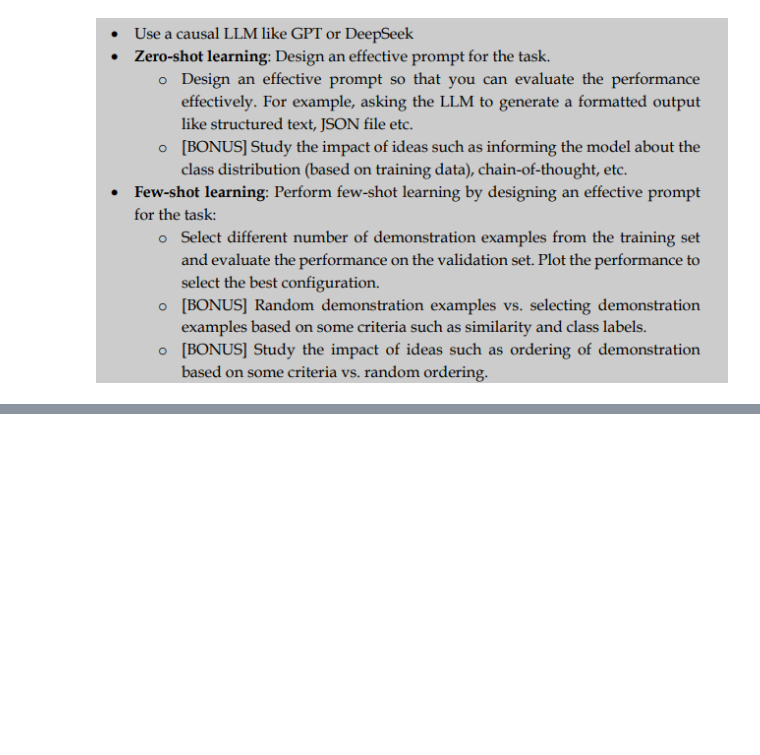
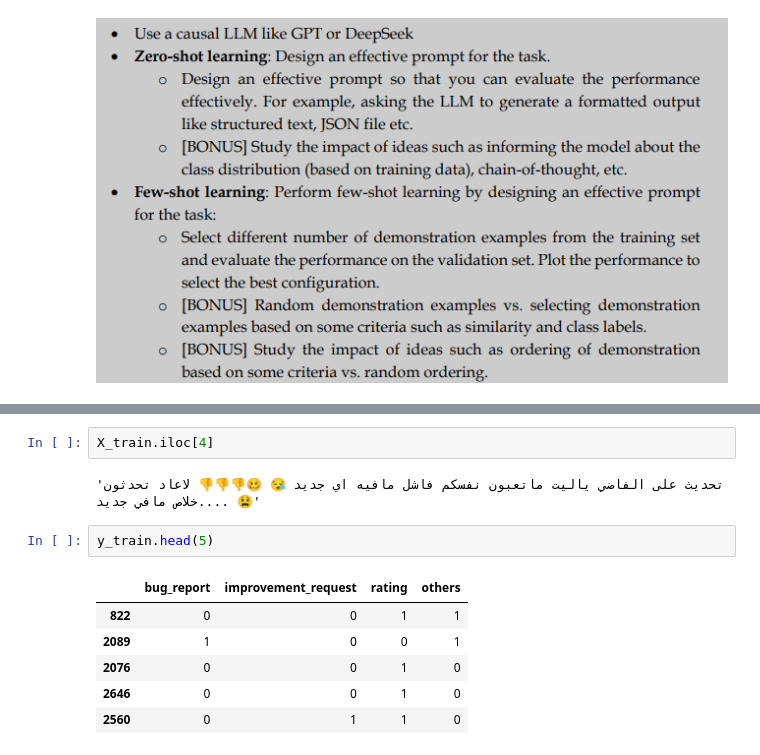
Before and after one commit to Ryuki17/Arabic-App-Review-Classification-Project-NLP, a Jupyter notebook: F_G_parts.ipynb, the cells around one changed output, grey strips where cells are left out. Saved outputs shown, nothing was run; the diff lists cells and outputs as text; blank space fills up the shorter version.

```diff
--- a/F_G_parts.ipynb
+++ b/F_G_parts.ipynb
@@ -345,0 +422,13 @@ len(preds)
+# %%
+X_train.iloc[4]
+# %% [output]
+'تحديث على الفاضي ياليت ماتعبون نفسكم فاشل مافيه اي جديد 😪 🥴👎👎👎 لاعاد تحدثون خلاص مافي جديد.... 😫'
+# %%
+y_train.head(5)
+# %% [output]
+|  | bug_report | improvement_request | rating | others |
+| 822 | 0 | 0 | 1 | 1 |
+| 2089 | 1 | 0 | 0 | 1 |
+| 2076 | 0 | 0 | 1 | 0 |
+| 2646 | 0 | 0 | 1 | 0 |
+| 2560 | 0 | 1 | 1 | 0 |
```
Also changed, not shown: parts of 24 cells of this notebook.
